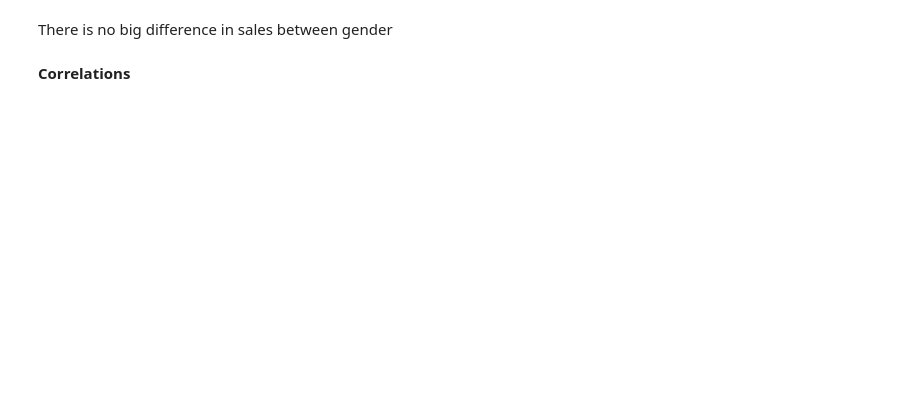
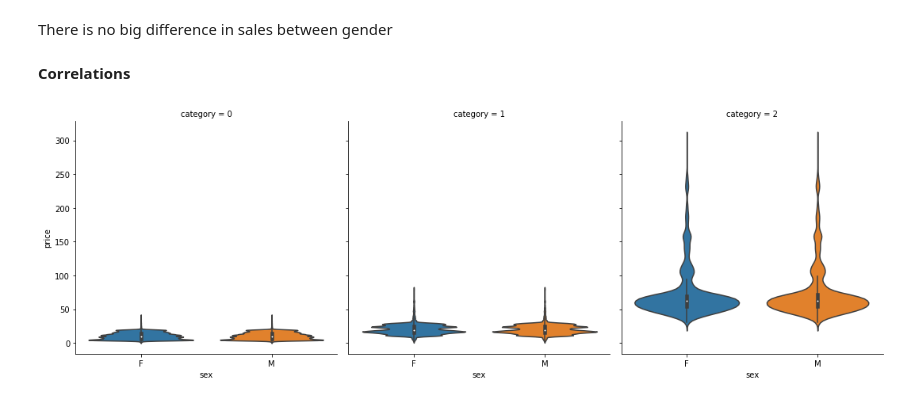
Before and after one commit to furawa/OC_data_analyst_projects, a Jupyter notebook: 02_analyze_company_sales/analyze_company_sales.ipynb, the cells around one changed output. Saved outputs shown, nothing was run; the diff lists cells and outputs as text; code cells hidden in the pictures; blank space fills up the shorter version.

```diff
--- a/02_analyze_company_sales/analyze_company_sales.ipynb
+++ b/02_analyze_company_sales/analyze_company_sales.ipynb
@@ -494,4 +496,6 @@ There is no big difference in sales between gender
 **Correlations**
 # %%
 # Correlation between gender and categories of products purchased
-sb.catplot(x = "sex", y = "price", col = "category", kind = "violin" ,split = True, data = sales_merge);
+sb.catplot(x = "sex", y = "price", col = "category", kind = "violin" ,split = True, data = clean_df);
+# %% [output]
+[figure, added]
```
Also changed, not shown: parts of 5 cells of this notebook.
